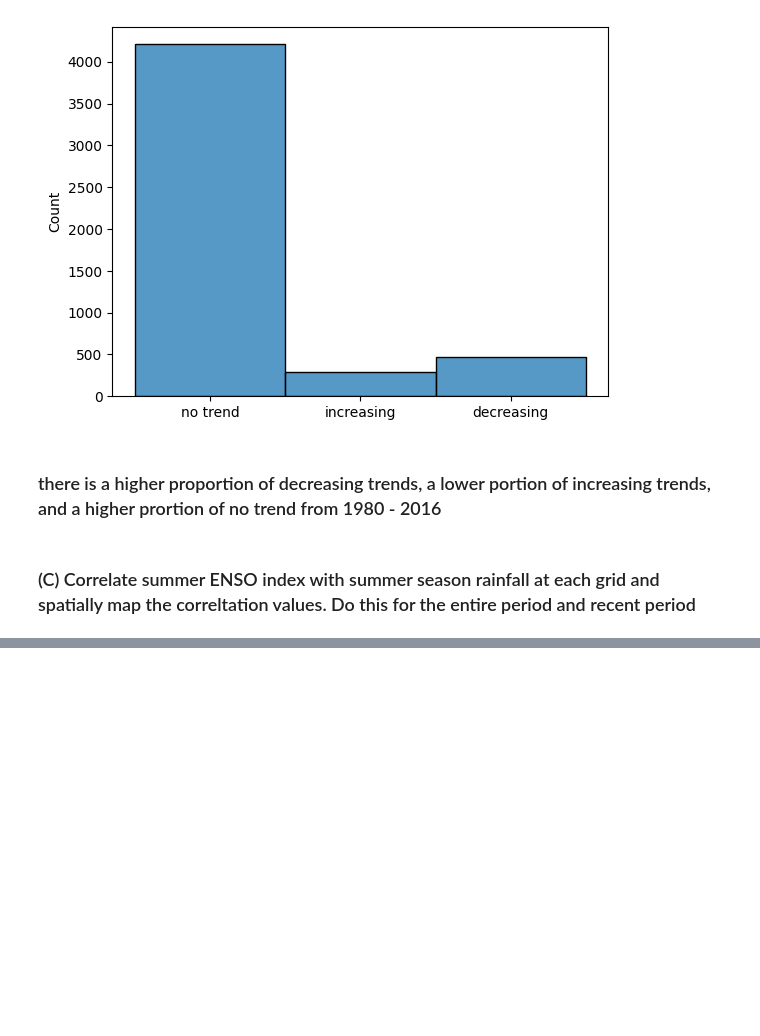
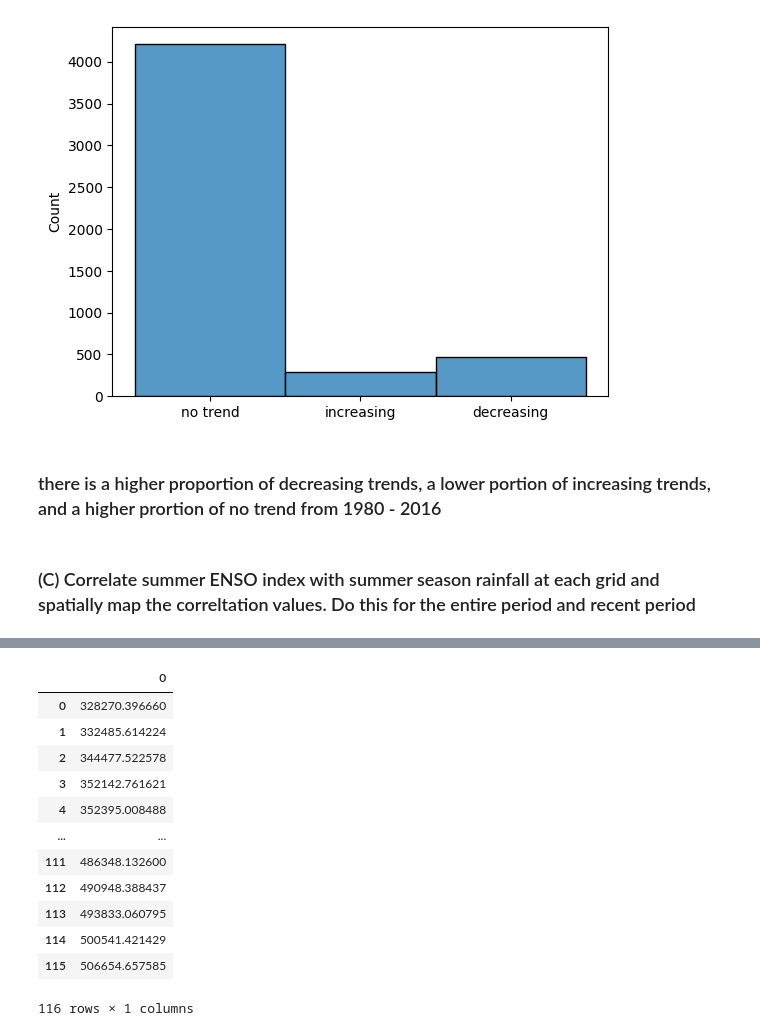
Before and after one commit to jtdocter27/Engineering-Probability---Statistics, a Jupyter notebook: R_project.ipynb, the cells around one changed output, grey strips where cells are left out. Drawn from its saved outputs; the diff is of its cells as text; code cells hidden in the pictures; blank space fills up the shorter version.

```diff
--- a/R_project.ipynb
+++ b/R_project.ipynb
@@ -1021,0 +1057,19 @@ sns.histplot(trend_all)
+# %%
+rainfall_sum = np.array(india_rainfall.sum(axis = 1))
+rainfall_sum.sort()
+rainfall_sum_df = pd.DataFrame(rainfall_sum)
+rainfall_sum_df
+# %% [output]
+|  | 0 |
+| 0 | 328270.396660 |
+| 1 | 332485.614224 |
+| 2 | 344477.522578 |
+| 3 | 352142.761621 |
+| 4 | 352395.008488 |
+| ... | ... |
+| 111 | 486348.132600 |
+| 112 | 490948.388437 |
+| 113 | 493833.060795 |
+| 114 | 500541.421429 |
+| 115 | 506654.657585 |
+116 rows × 1 columns
```
Also changed, not shown: parts of 7 cells of this notebook, 1 other file.
